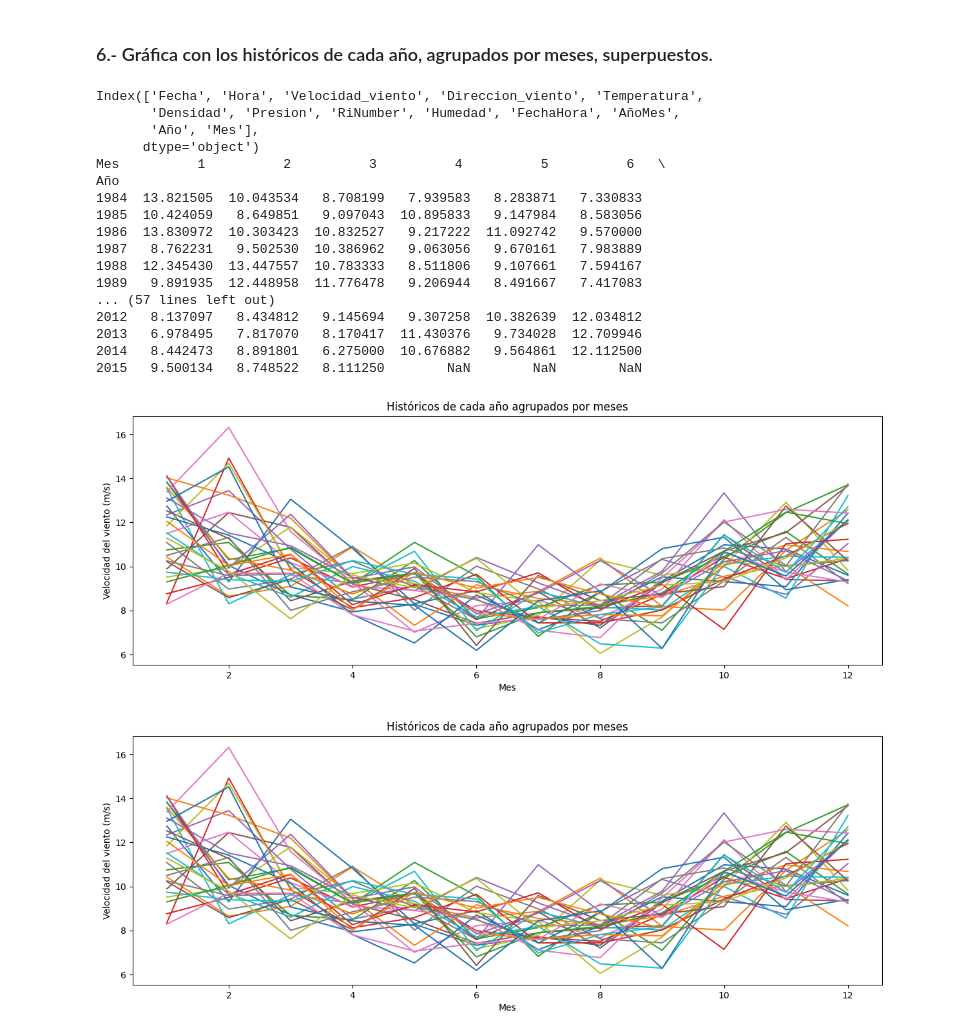
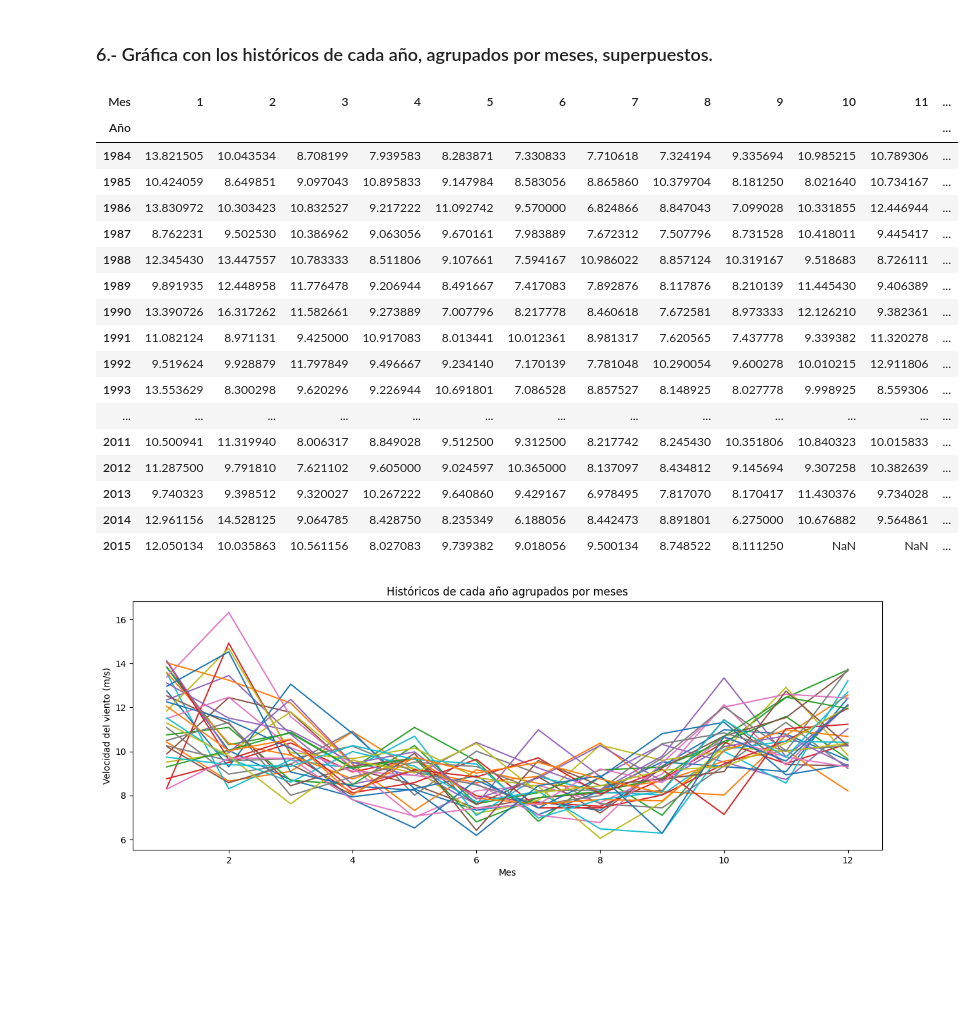
Before and after one commit to CrisLGC/evaluacion-4-calculo-numerico, a Jupyter notebook: main.ipynb, the cells around one changed output. Cells and saved outputs as stored; diff of their text form; code cells hidden in the pictures; blank space fills up the shorter version.

```diff
--- a/main.ipynb
+++ b/main.ipynb
@@ -123,31 +123,32 @@ Año
 # %% [markdown]
 <h3>6.- Gráfica con los históricos de cada año, agrupados por meses, superpuestos.</h3>
 # %%
-# Agrupar los datos por 'Año' y 'Mes', y calcular las medias
+#Código para el 6to ejercicio
+#Agrupar y calcular las medias
 monthly = df.groupby(['Año', 'Mes']).mean().reset_index()
 
-# Pivotar el DataFrame para tener los meses como columnas y los años como filas
-pivoted = monthly.pivot(index='Año', columns='Mes', values='Velocidad_viento')
+#Pivotar
+pivote = monthly.pivot(index='Año', columns='Mes', values='Velocidad_viento')
 
-# Mostrar el DataFrame pivotado
-print(pivoted.head())
+#Mostrar el DataFrame pivotado
+pivote.head(300)
 # %% [output]
-Index(['Fecha', 'Hora', 'Velocidad_viento', 'Direccion_viento', 'Temperatura',
-       'Densidad', 'Presion', 'RiNumber', 'Humedad', 'FechaHora', 'AñoMes',
-       'Año', 'Mes'],
-      dtype='object')
-Mes          1          2          3          4          5          6   \
-Año
-1984  13.821505  10.043534   8.708199   7.939583   8.283871   7.330833
-1985  10.424059   8.649851   9.097043  10.895833   9.147984   8.583056
-1986  13.830972  10.303423  10.832527   9.217222  11.092742   9.570000
-1987   8.762231   9.502530  10.386962   9.063056   9.670161   7.983889
-1988  12.345430  13.447557  10.783333   8.511806   9.107661   7.594167
-1989   9.891935  12.448958  11.776478   9.206944   8.491667   7.417083
-... (57 lines left out)
-2012   8.137097   8.434812   9.145694   9.307258  10.382639  12.034812
-2013   6.978495   7.817070   8.170417  11.430376   9.734028  12.709946
-2014   8.442473   8.891801   6.275000  10.676882   9.564861  12.112500
-2015   9.500134   8.748522   8.111250        NaN        NaN        NaN
-[figure, removed]
+| Mes | 1 | 2 | 3 | 4 | 5 | 6 | 7 | 8 | 9 | 10 | 11 | ... |
+| Año |  |  |  |  |  |  |  |  |  |  |  | ... |
+| 1984 | 13.821505 | 10.043534 | 8.708199 | 7.939583 | 8.283871 | 7.330833 | 7.710618 | 7.324194 | 9.335694 | 10.985215 | 10.789306 | ... |
+| 1985 | 10.424059 | 8.649851 | 9.097043 | 10.895833 | 9.147984 | 8.583056 | 8.865860 | 10.379704 | 8.181250 | 8.021640 | 10.734167 | ... |
+| 1986 | 13.830972 | 10.303423 | 10.832527 | 9.217222 | 11.092742 | 9.570000 | 6.824866 | 8.847043 | 7.099028 | 10.331855 | 12.446944 | ... |
+| 1987 | 8.762231 | 9.502530 | 10.386962 | 9.063056 | 9.670161 | 7.983889 | 7.672312 | 7.507796 | 8.731528 | 10.418011 | 9.445417 | ... |
+| 1988 | 12.345430 | 13.447557 | 10.783333 | 8.511806 | 9.107661 | 7.594167 | 10.986022 | 8.857124 | 10.319167 | 9.518683 | 8.726111 | ... |
+| 1989 | 9.891935 | 12.448958 | 11.776478 | 9.206944 | 8.491667 | 7.417083 | 7.892876 | 8.117876 | 8.210139 | 11.445430 | 9.406389 | ... |
+| 1990 | 13.390726 | 16.317262 | 11.582661 | 9.273889 | 7.007796 | 8.217778 | 8.460618 | 7.672581 | 8.973333 | 12.126210 | 9.382361 | ... |
+| 1991 | 11.082124 | 8.971131 | 9.425000 | 10.917083 | 8.013441 | 10.012361 | 8.981317 | 7.620565 | 7.437778 | 9.339382 | 11.320278 | ... |
+| 1992 | 9.519624 | 9.928879 | 11.797849 | 9.496667 | 9.234140 | 7.170139 | 7.781048 | 10.290054 | 9.600278 | 10.010215 | 12.911806 | ... |
+| 1993 | 13.553629 | 8.300298 | 9.620296 | 9.226944 | 10.691801 | 7.086528 | 8.857527 | 8.148925 | 8.027778 | 9.998925 | 8.559306 | ... |
+| ... | ... | ... | ... | ... | ... | ... | ... | ... | ... | ... | ... | ... |
+| 2011 | 10.500941 | 11.319940 | 8.006317 | 8.849028 | 9.512500 | 9.312500 | 8.217742 | 8.245430 | 10.351806 | 10.840323 | 10.015833 | ... |
+| 2012 | 11.287500 | 9.791810 | 7.621102 | 9.605000 | 9.024597 | 10.365000 | 8.137097 | 8.434812 | 9.145694 | 9.307258 | 10.382639 | ... |
+| 2013 | 9.740323 | 9.398512 | 9.320027 | 10.267222 | 9.640860 | 9.429167 | 6.978495 | 7.817070 | 8.170417 | 11.430376 | 9.734028 | ... |
+| 2014 | 12.961156 | 14.528125 | 9.064785 | 8.428750 | 8.235349 | 6.188056 | 8.442473 | 8.891801 | 6.275000 | 10.676882 | 9.564861 | ... |
+| 2015 | 12.050134 | 10.035863 | 10.561156 | 8.027083 | 9.739382 | 9.018056 | 9.500134 | 8.748522 | 8.111250 | NaN | NaN | ... |
 # %%
```
Also changed, not shown: parts of 1 cell of this notebook.
